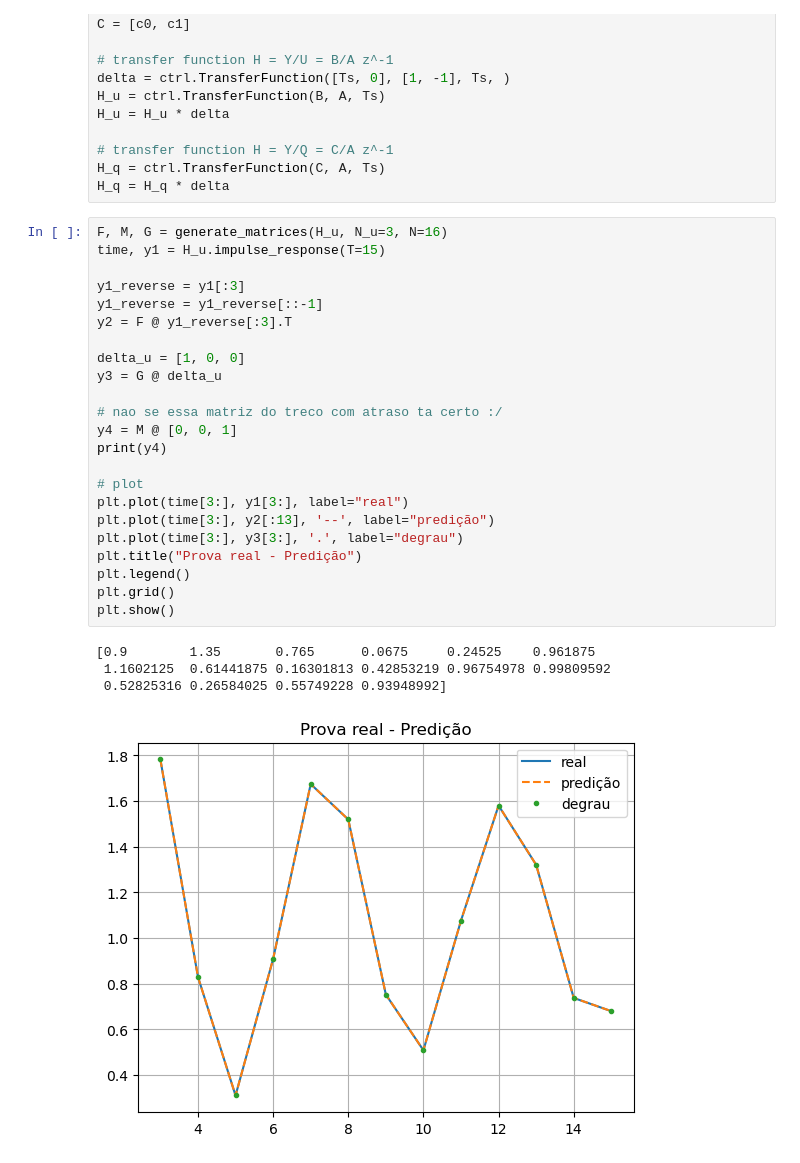
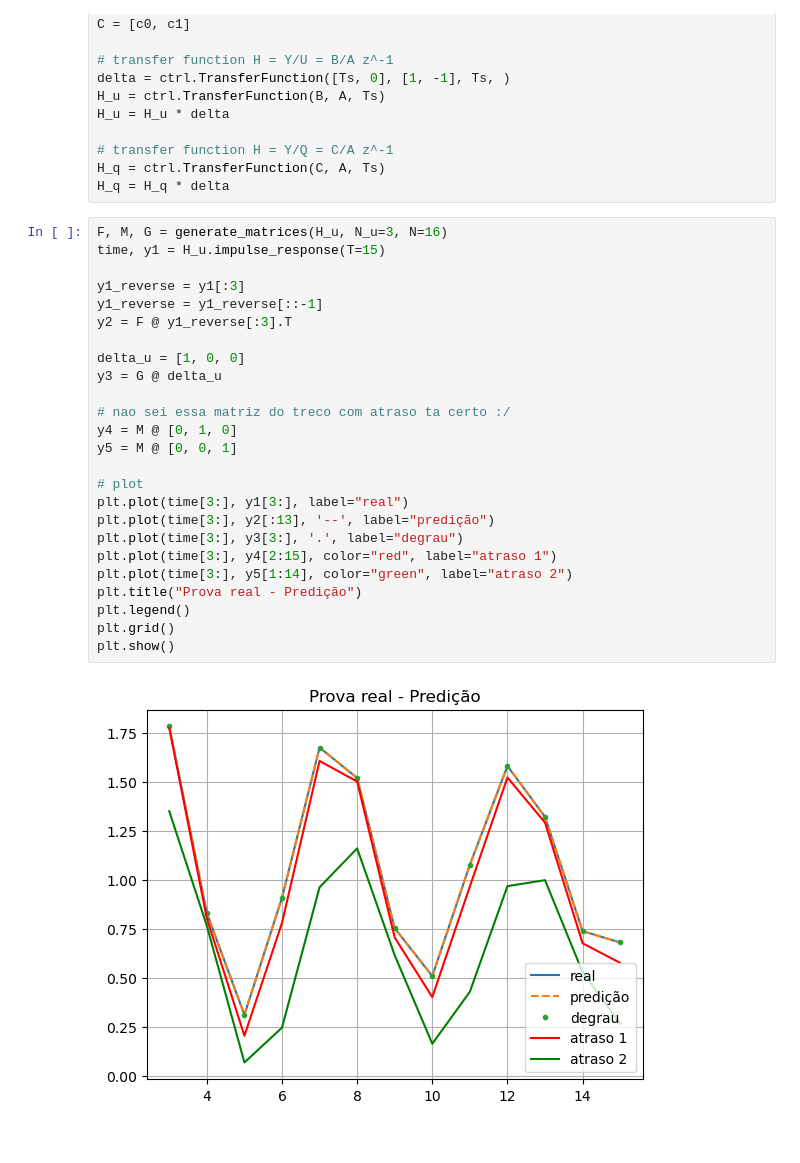
Before and after one commit to AlisonTristao/renovaveis, a Jupyter notebook: carima.ipynb, the cells around one changed output. Saved outputs shown, nothing was run; the diff lists cells and outputs as text.

Commit message:
sera q a matriz M ta certa? nao sabemos. mas tbm n importa

```diff
--- a/carima.ipynb
+++ b/carima.ipynb
@@ -119,28 +119,27 @@ H_q = H_q * delta
 # %%
 F, M, G = generate_matrices(H_u, N_u=3, N=16)
 time, y1 = H_u.impulse_response(T=15)
 
 y1_reverse = y1[:3]
 y1_reverse = y1_reverse[::-1]
 y2 = F @ y1_reverse[:3].T
 
 delta_u = [1, 0, 0]
 y3 = G @ delta_u
 
-# nao se essa matriz do treco com atraso ta certo :/
-y4 = M @ [0, 0, 1]
-print(y4)
+# nao sei essa matriz do treco com atraso ta certo :/
+y4 = M @ [0, 1, 0]
+y5 = M @ [0, 0, 1]
 
 # plot
 plt.plot(time[3:], y1[3:], label="real")
 plt.plot(time[3:], y2[:13], '--', label="predição")
 plt.plot(time[3:], y3[3:], '.', label="degrau")
+plt.plot(time[3:], y4[2:15], color="red", label="atraso 1")
+plt.plot(time[3:], y5[1:14], color="green", label="atraso 2")
 plt.title("Prova real - Predição")
 plt.legend()
 plt.grid()
 plt.show()
 # %% [output]
-[0.9        1.35       0.765      0.0675     0.24525    0.961875
- 1.1602125  0.61441875 0.16301813 0.42853219 0.96754978 0.99809592
- 0.52825316 0.26584025 0.55749228 0.93948992]
-[figure, old version]
+[figure, new version]
```
Also changed, not shown: 1 other file.
